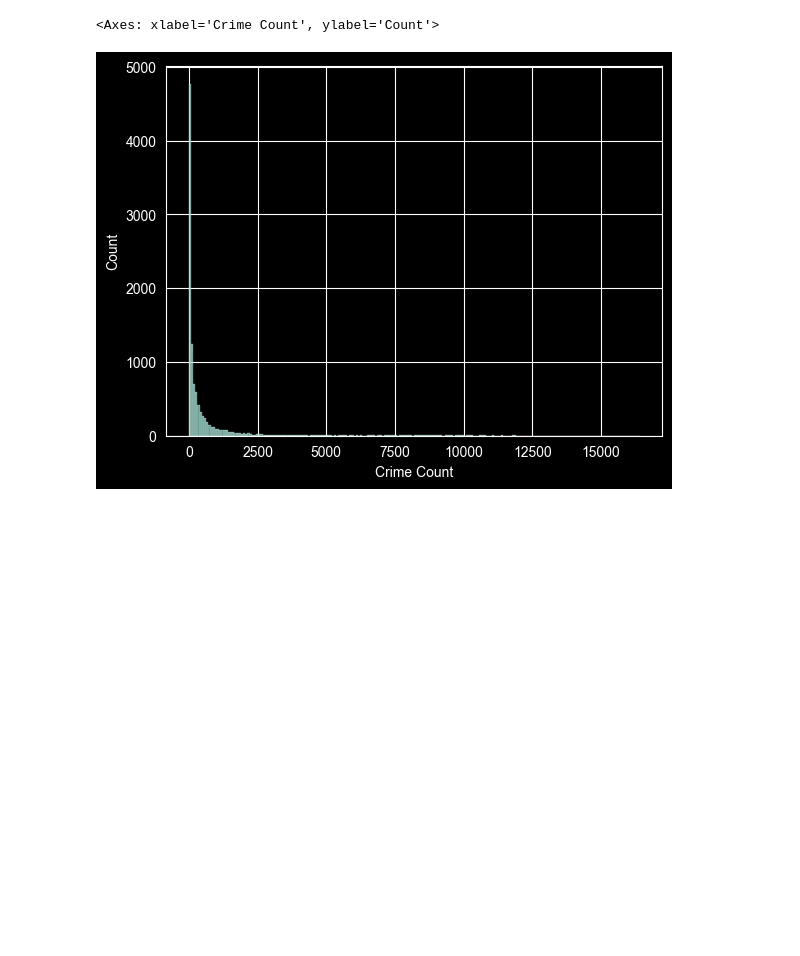
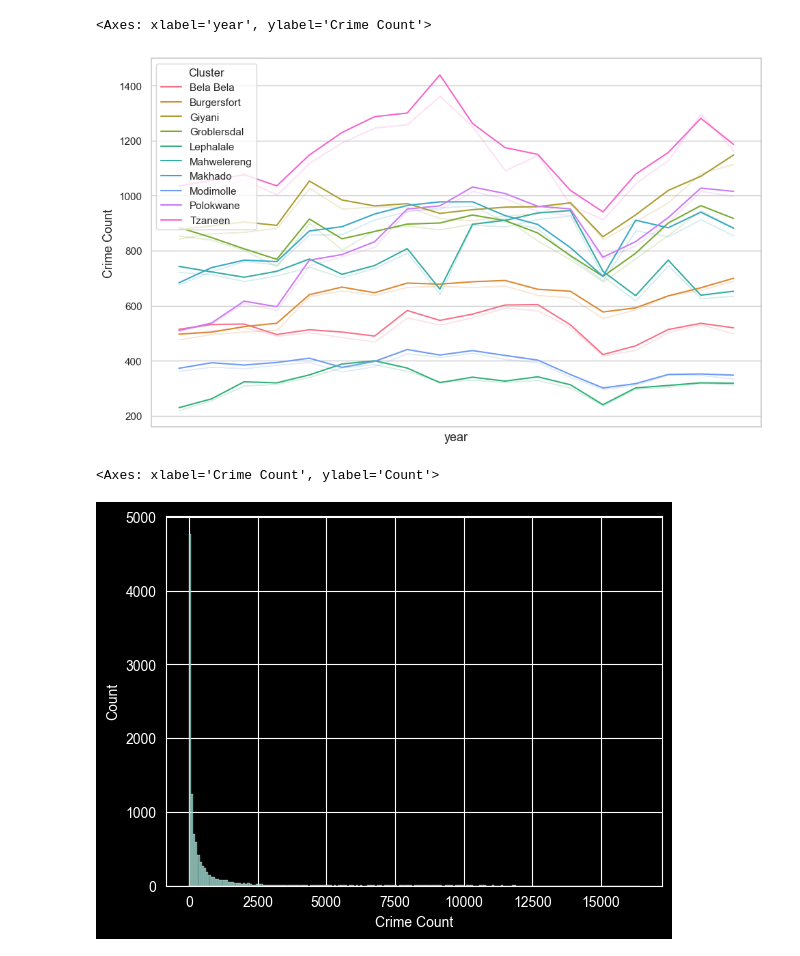
Before and after one commit to Thabiso-Lekwadu/Data-Science-Capstone-Project, a Jupyter notebook: crime-hotspot-prediction-project/src/crime_hotspot_prediction_project/pipelines/EDA.ipynb, the cells around one changed output. Cells and saved outputs as stored; diff of their text form; code cells hidden in the pictures; blank space fills up the shorter version.

```diff
--- a/crime-hotspot-prediction-project/src/crime_hotspot_prediction_project/pipelines/EDA.ipynb
+++ b/crime-hotspot-prediction-project/src/crime_hotspot_prediction_project/pipelines/EDA.ipynb
@@ -5 +6,13 @@ import numpy as np
+# %%
+sns.set_theme(
+    style="whitegrid",
+    context="notebook")
+
+sns.set_palette("Set2")
+plt.rcParams['figure.figsize'] = (10, 6)
+
+plt.rcParams['font.size'] = 12
+plt.rcParams['axes.titlesize'] = 15
+plt.rcParams['axes.labelsize'] = 13
+plt.rcParams['figure.autolayout'] = True
 # %%
@@ -23,3 +24,5 @@ df
+# %%
+df["year"] = df["date"].dt.year
 # %%
-df.select_dtypes(include = np.number).corr()
+sns.lineplot(data = df, x = "year", y = "Crime Count", errorbar=('ci', False), hue = "Cluster")
 # %% [output]
@@ -32,3 +29,5 @@ df.select_dtypes(include = np.number).corr()
+<Axes: xlabel='year', ylabel='Crime Count'>
+[figure, added]
 # %%
 sns.histplot(df, x = "Crime Count")
 # %% [output]
```
Also changed, not shown: parts of 4 cells of this notebook, 15 other files.
